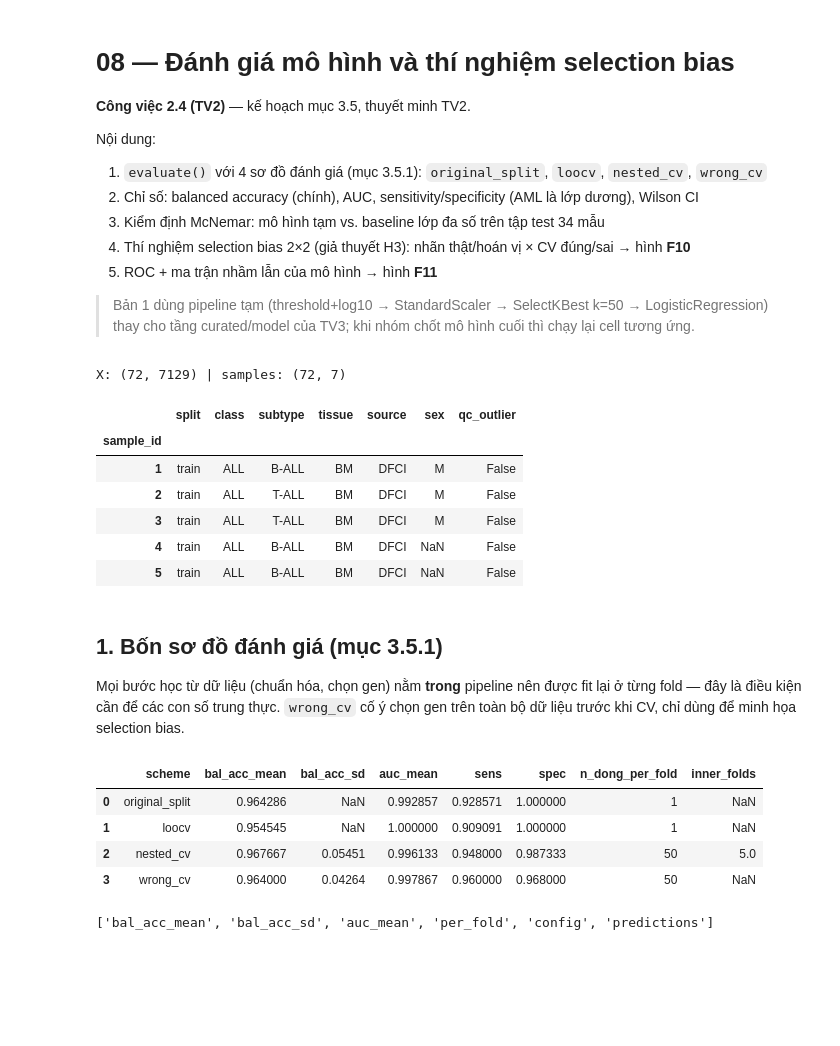
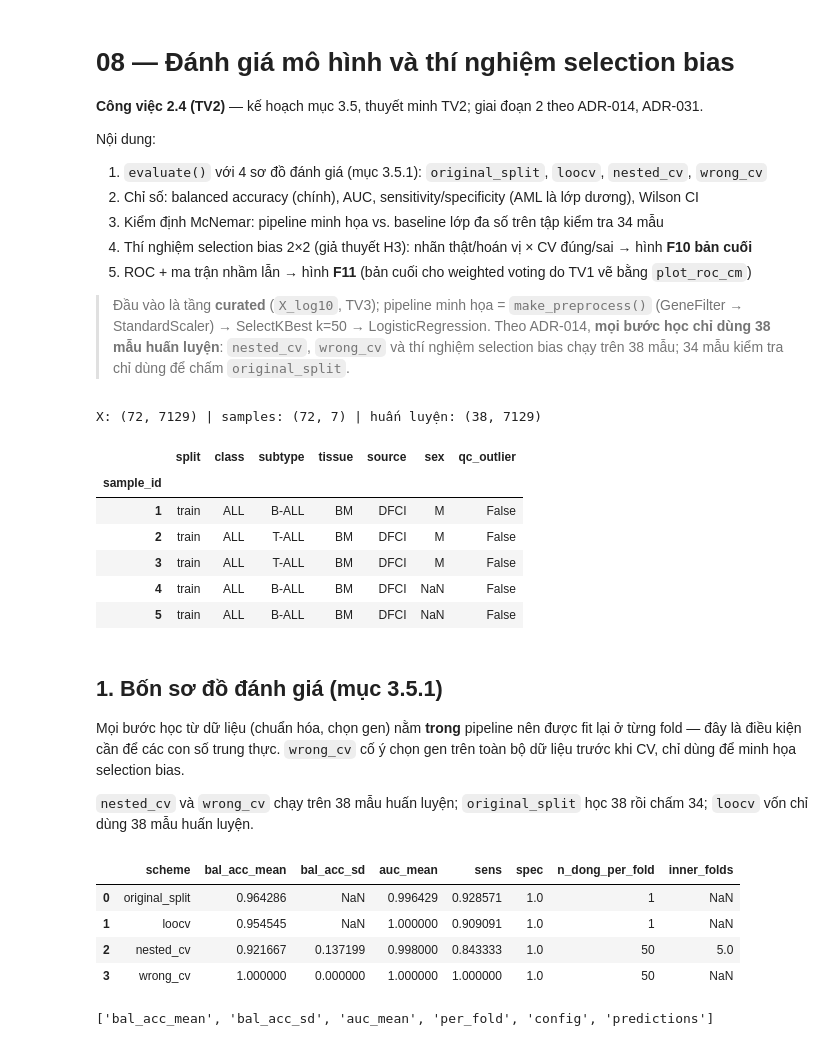
Before and after one commit to BuiTuanHiep912/Golub-project, a Jupyter notebook: notebooks/08_evaluation.ipynb, the cells around one changed output. Drawn from its saved outputs; the diff is of its cells as text; code cells hidden in the pictures; blank space fills up the shorter version.

```diff
--- a/notebooks/08_evaluation.ipynb
+++ b/notebooks/08_evaluation.ipynb
@@ -1,16 +1,18 @@
 # %% [markdown]
 # 08 — Đánh giá mô hình và thí nghiệm selection bias
 
-**Công việc 2.4 (TV2)** — kế hoạch mục 3.5, thuyết minh TV2.
+**Công việc 2.4 (TV2)** — kế hoạch mục 3.5, thuyết minh TV2; giai đoạn 2 theo ADR-014, ADR-031.
 
 Nội dung:
 
 1. `evaluate()` với 4 sơ đồ đánh giá (mục 3.5.1): `original_split`, `loocv`, `nested_cv`, `wrong_cv`
 2. Chỉ số: balanced accuracy (chính), AUC, sensitivity/specificity (AML là lớp dương), Wilson CI
-3. Kiểm định McNemar: mô hình tạm vs. baseline lớp đa số trên tập test 34 mẫu
-4. Thí nghiệm selection bias 2×2 (giả thuyết H3): nhãn thật/hoán vị × CV đúng/sai → hình **F10**
-5. ROC + ma trận nhầm lẫn của mô hình → hình **F11**
+3. Kiểm định McNemar: pipeline minh họa vs. baseline lớp đa số trên tập kiểm tra 34 mẫu
+4. Thí nghiệm selection bias 2×2 (giả thuyết H3): nhãn thật/hoán vị × CV đúng/sai → hình **F10 bản cuối**
+5. ROC + ma trận nhầm lẫn → hình **F11** (bản cuối cho weighted voting do TV1 vẽ bằng `plot_roc_cm`)
 
-> Bản 1 dùng pipeline tạm (threshold+log10 → StandardScaler → SelectKBest k=50 → LogisticRegression)
-> thay cho tầng curated/model của TV3; khi nhóm chốt mô hình cuối thì chạy lại cell tương ứng.
+> Đầu vào là tầng **curated** (`X_log10`, TV3); pipeline minh họa = `make_preprocess()` (GeneFilter →
+> StandardScaler) → SelectKBest k=50 → LogisticRegression. Theo ADR-014, **mọi bước học chỉ dùng 38 mẫu
+> huấn luyện**: `nested_cv`, `wrong_cv` và thí nghiệm selection bias chạy trên 38 mẫu; 34 mẫu kiểm tra
+> chỉ dùng để chấm `original_split`.
 # %%
@@ -49,13 +44,15 @@ from src.load import load_golub
 
 pd.set_option("display.max_columns", 20)
 # %%
-X, samples = load_golub(layer="cleansed")
-y = samples["class"]
-pipe = _baseline_pipeline()   # pipeline tạm: log10 -> scale -> 50 gen -> logistic
-print("X:", X.shape, "| samples:", samples.shape)
+X, samples = load_golub(layer="curated")      # X_log10: đã threshold + log10, KHÔNG log thêm lần nữa
+y, split = samples["class"], samples["split"]
+train = (split == "train").to_numpy()
+X_tr, y_tr = X[train], y[train]               # 38 mẫu tham chiếu (ADR-014)
+pipe = _baseline_pipeline()   # make_preprocess() -> 50 gen -> logistic
+print("X:", X.shape, "| samples:", samples.shape, "| huấn luyện:", X_tr.shape)
 samples.head()
 # %% [output]
-X: (72, 7129) | samples: (72, 7)
+X: (72, 7129) | samples: (72, 7) | huấn luyện: (38, 7129)
 |  | split | class | subtype | tissue | source | sex | qc_outlier |
 | sample_id |  |  |  |  |  |  |  |
 | 1 | train | ALL | B-ALL | BM | DFCI | M | False |
@@ -69,31 +66,34 @@ X: (72, 7129) | samples: (72, 7)
 Mọi bước học từ dữ liệu (chuẩn hóa, chọn gen) nằm **trong** pipeline nên được fit lại ở từng fold —
 đây là điều kiện cần để các con số trung thực. `wrong_cv` cố ý chọn gen trên toàn bộ dữ liệu
 trước khi CV, chỉ dùng để minh họa selection bias.
+
+`nested_cv` và `wrong_cv` chạy trên 38 mẫu huấn luyện; `original_split` học 38 rồi chấm 34;
+`loocv` vốn chỉ dùng 38 mẫu huấn luyện.
 # %%
 results = {}
 for scheme in SCHEMES:
-    # Chỉ nested_cv có vòng trong chọn k và C (kế hoạch §3.5.1); thiếu lưới thì nó chỉ là
-    # repeated CV với k = 50, C = 1 cố định — giống main() của src/evaluate.py.
+    # Chỉ nested_cv có vòng trong chọn k và C (kế hoạch §3.5.1) — giống main() của src/evaluate.py.
     grid = _nested_param_grid() if scheme == "nested_cv" else None
-    results[scheme] = evaluate(pipe, X, y, scheme, split=samples["split"], param_grid=grid)
+    data = (X, y) if scheme in ("original_split", "loocv") else (X_tr, y_tr)
+    results[scheme] = evaluate(pipe, *data, scheme, split=split, param_grid=grid)
 
 table = pd.DataFrame([
     {"scheme": s,
      "bal_acc_mean": r["bal_acc_mean"],
      "bal_acc_sd": r["bal_acc_sd"],
      "auc_mean": r["auc_mean"],
      "sens": r["per_fold"]["sensitivity"].mean(),
      "spec": r["per_fold"]["specificity"].mean(),
      "n_dong_per_fold": len(r["per_fold"]),
      "inner_folds": r["config"]["inner_folds"]}
     for s, r in results.items()
 ])
 table
 # %% [output]
 |  | scheme | bal_acc_mean | bal_acc_sd | auc_mean | sens | spec | n_dong_per_fold | inner_folds |
-| 0 | original_split | 0.964286 | NaN | 0.992857 | 0.928571 | 1.000000 | 1 | NaN |
-| 1 | loocv | 0.954545 | NaN | 1.000000 | 0.909091 | 1.000000 | 1 | NaN |
-| 2 | nested_cv | 0.967667 | 0.05451 | 0.996133 | 0.948000 | 0.987333 | 50 | 5.0 |
-| 3 | wrong_cv | 0.964000 | 0.04264 | 0.997867 | 0.960000 | 0.968000 | 50 | NaN |
+| 0 | original_split | 0.964286 | NaN | 0.996429 | 0.928571 | 1.0 | 1 | NaN |
+| 1 | loocv | 0.954545 | NaN | 1.000000 | 0.909091 | 1.0 | 1 | NaN |
+| 2 | nested_cv | 0.921667 | 0.137199 | 0.998000 | 0.843333 | 1.0 | 50 | 5.0 |
+| 3 | wrong_cv | 1.000000 | 0.000000 | 1.000000 | 1.000000 | 1.0 | 50 | NaN |
 # %%
 # Kế hoạch yêu cầu evaluate() trả về đúng các khoá (demo nghiệm thu mục 5.3)
```
Also changed, not shown: parts of 9 cells of this notebook, 23 other files.
